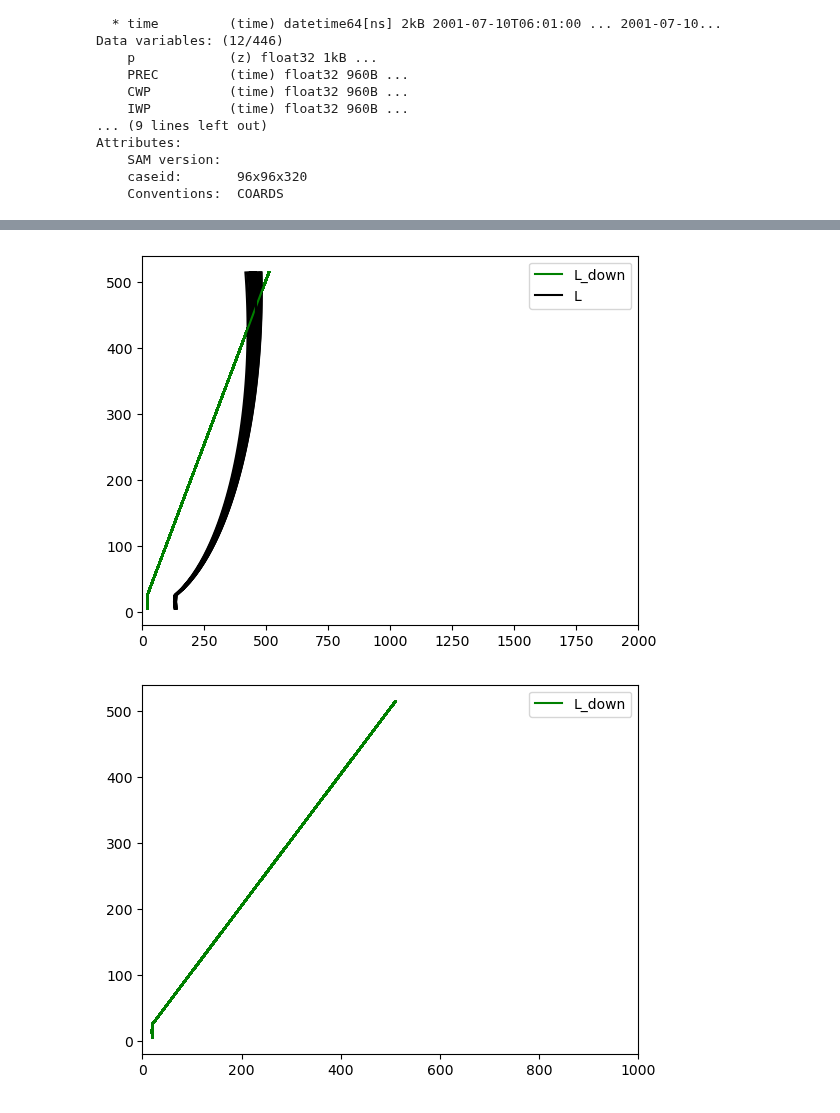
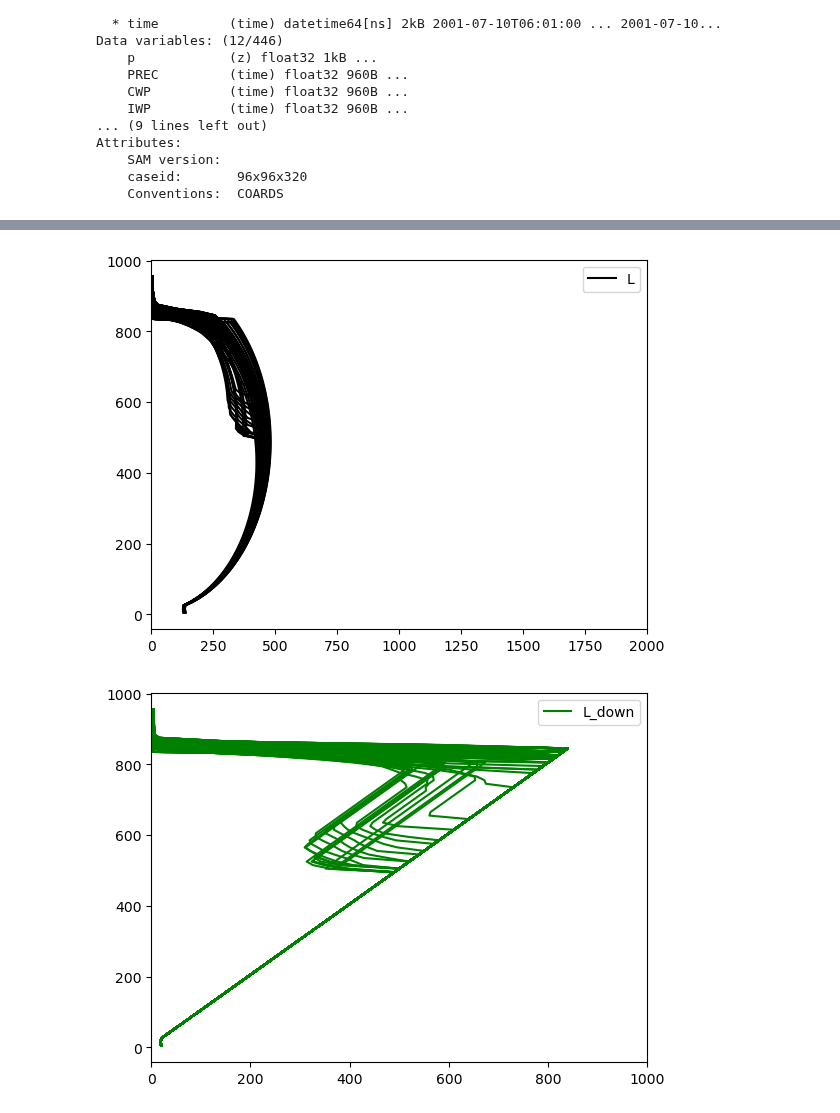
Before and after one commit to adconnolly/CLUBBiNN, a Jupyter notebook: analysis_notebooks/test_mixing_length.ipynb, the cells around one changed output, grey strips where cells are left out. Cells and saved outputs as stored; diff of their text form; code cells hidden in the pictures.

```diff
--- a/analysis_notebooks/test_mixing_length.ipynb
+++ b/analysis_notebooks/test_mixing_length.ipynb
@@ -61,7 +61,7 @@ rtm = sam.stagger_var("RTM", ds, "zt")
 U2 = sam.stagger_var("U2", ds, "zm")
 V2 = sam.stagger_var("V2", ds, "zm")
 W2 = sam.stagger_var("W2", ds, "zm")
-em = 0.5 * np.sqrt(U2 + V2 + W2)
+em = 0.5 * (U2 + V2 + W2)
 # %%
 Lscale_max = (
     0.25 * 64 * 100
@@ -129,26 +129,26 @@ plt.legend();
 # %%
 kstart = 0
-kend = int(0.33 * nzm)
+kend = int(0.6 * nzm)
 # plt.plot(Lup[:-1, kstart:kend].T,zt[:-1, kstart:kend].T,'r')
-plt.plot(Ldown[:-1, kstart:kend].T, zt[:-1, kstart:kend].T, "g")
+# plt.plot(Ldown[:-1, kstart:kend].T, zt[:-1, kstart:kend].T, "g")
 plt.plot(L[:-1, kstart:kend].T, zt[:-1, kstart:kend].T, "k")
 # plt.plot(Lup[-1, kstart:kend].T,zt[-1, kstart:kend].T,'r',label='L_up')
-plt.plot(Ldown[-1, kstart:kend].T, zt[-1, kstart:kend].T, "g", label="L_down")
+# plt.plot(Ldown[-1, kstart:kend].T, zt[-1, kstart:kend].T, "g", label="L_down")
 plt.plot(L[-1, kstart:kend].T, zt[-1, kstart:kend].T, "k", label="L")
 plt.xlim([0, 2000])
 plt.legend();
 # %% [output]
-[figure, old version]
+[figure, new version]
 # %%
 kstart = 0
-kend = int(0.33 * nzm)
+kend = int(0.6 * nzm)
 # plt.plot(Lup[:-1, kstart:kend].T,zt[:-1, kstart:kend].T,'r')
 plt.plot(Ldown[:-1, kstart:kend].T, zt[:-1, kstart:kend].T, "g")
 # plt.plot(L[:-1, kstart:kend].T,zt[:-1, kstart:kend].T,'k');
 # plt.plot(Lup[-1, kstart:kend].T,zt[-1, kstart:kend].T,'r',label='L_up')
 plt.plot(Ldown[-1, kstart:kend].T, zt[-1, kstart:kend].T, "g", label="L_down")
 # plt.plot(L[-1, kstart:kend].T,zt[-1, kstart:kend].T,'k',label='L');
 plt.xlim([0, 1000])
 plt.legend();
 # %% [output]
-[figure, old version]
+[figure, new version]
```
Also changed, not shown: parts of 1 cell of this notebook, 5 other files.
